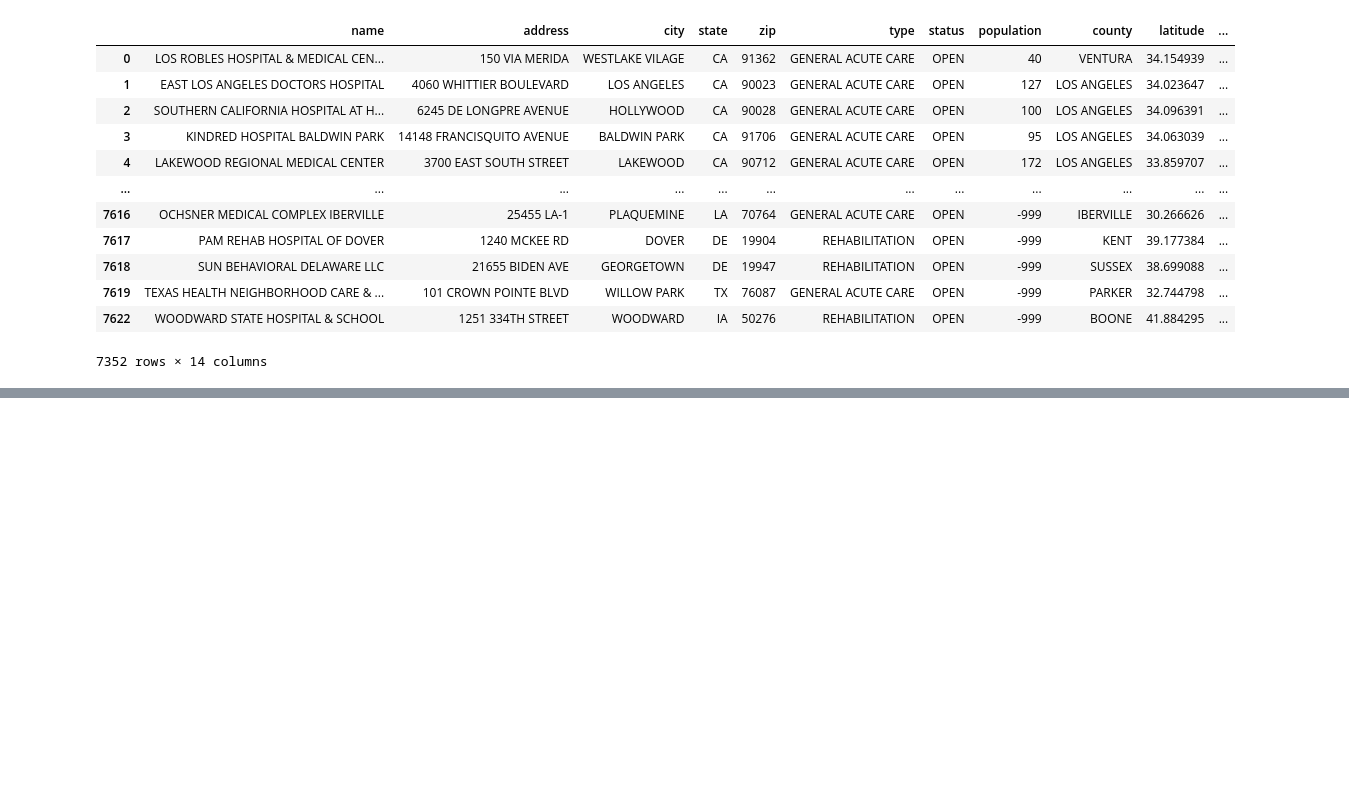
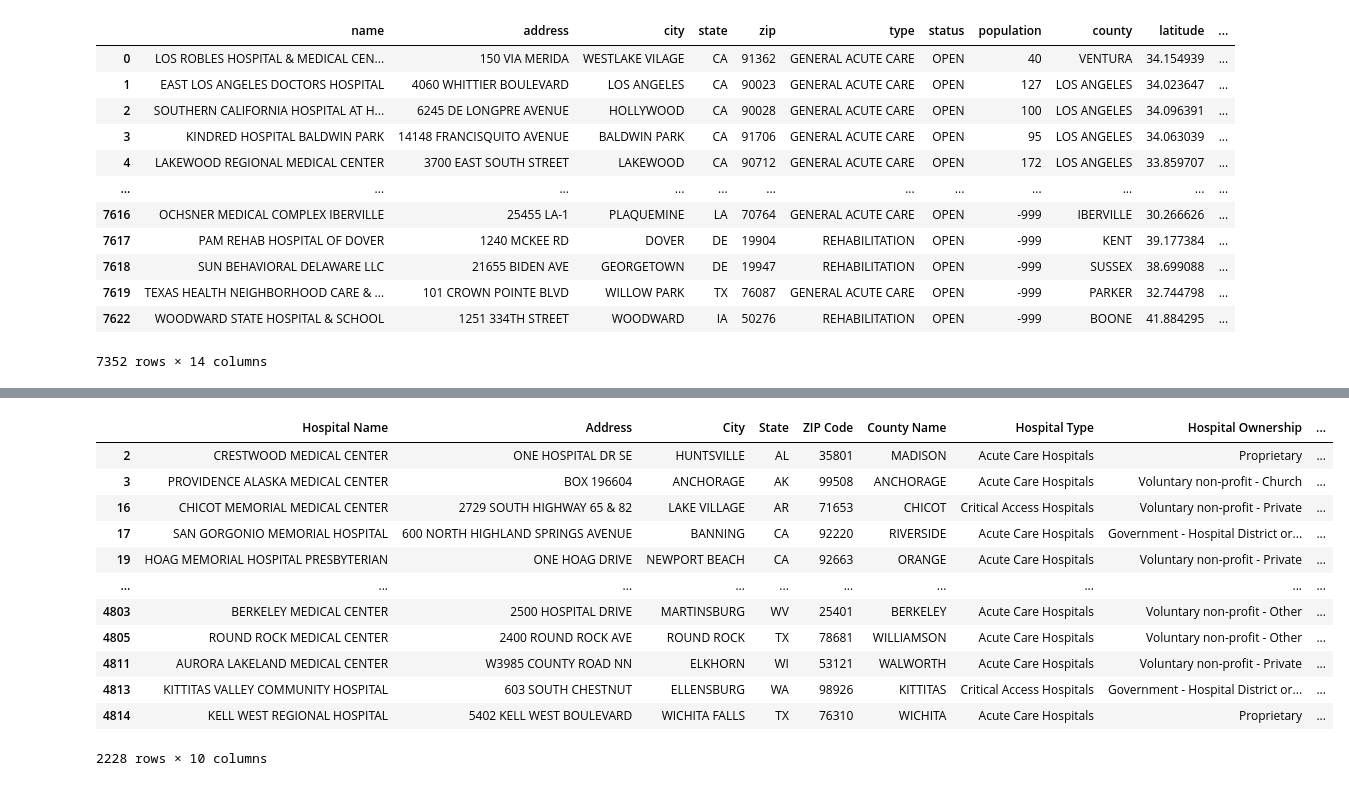
Before and after one commit to sydneysteele03/project-3, a Jupyter notebook: hospital_info.ipynb, the cells around one changed output, grey strips where cells are left out. Saved outputs shown, nothing was run; the diff lists cells and outputs as text; code cells hidden in the pictures; blank space fills up the shorter version.

```diff
--- a/hospital_info.ipynb
+++ b/hospital_info.ipynb
@@ -183,0 +186,2 @@ location_df.rename(columns={'NAME': 'name', 'ADDRESS': 'address', 'CITY':'city',
+# %%
+info_df = info_df[info_df["Hospital Name"].isin(location_df['NAME'])]
@@ -186,0 +210,16 @@ location_df.to_csv('clean_location_df.csv',index=False,encoding = 'utf-8')
+# %%
+info_df
+# %% [output]
+|  | Hospital Name | Address | City | State | ZIP Code | County Name | Hospital Type | Hospital Ownership | ... |
+| 2 | CRESTWOOD MEDICAL CENTER | ONE HOSPITAL DR SE | HUNTSVILLE | AL | 35801 | MADISON | Acute Care Hospitals | Proprietary | ... |
+| 3 | PROVIDENCE ALASKA MEDICAL CENTER | BOX 196604 | ANCHORAGE | AK | 99508 | ANCHORAGE | Acute Care Hospitals | Voluntary non-profit - Church | ... |
+| 16 | CHICOT MEMORIAL MEDICAL CENTER | 2729 SOUTH HIGHWAY 65 & 82 | LAKE VILLAGE | AR | 71653 | CHICOT | Critical Access Hospitals | Voluntary non-profit - Private | ... |
+| 17 | SAN GORGONIO MEMORIAL HOSPITAL | 600 NORTH HIGHLAND SPRINGS AVENUE | BANNING | CA | 92220 | RIVERSIDE | Acute Care Hospitals | Government - Hospital District or... | ... |
+| 19 | HOAG MEMORIAL HOSPITAL PRESBYTERIAN | ONE HOAG DRIVE | NEWPORT BEACH | CA | 92663 | ORANGE | Acute Care Hospitals | Voluntary non-profit - Private | ... |
+| ... | ... | ... | ... | ... | ... | ... | ... | ... | ... |
+| 4803 | BERKELEY MEDICAL CENTER | 2500 HOSPITAL DRIVE | MARTINSBURG | WV | 25401 | BERKELEY | Acute Care Hospitals | Voluntary non-profit - Other | ... |
+| 4805 | ROUND ROCK MEDICAL CENTER | 2400 ROUND ROCK AVE | ROUND ROCK | TX | 78681 | WILLIAMSON | Acute Care Hospitals | Voluntary non-profit - Other | ... |
+| 4811 | AURORA LAKELAND MEDICAL CENTER | W3985 COUNTY ROAD NN | ELKHORN | WI | 53121 | WALWORTH | Acute Care Hospitals | Voluntary non-profit - Private | ... |
+| 4813 | KITTITAS VALLEY COMMUNITY HOSPITAL | 603 SOUTH CHESTNUT | ELLENSBURG | WA | 98926 | KITTITAS | Critical Access Hospitals | Government - Hospital District or... | ... |
+| 4814 | KELL WEST REGIONAL HOSPITAL | 5402 KELL WEST BOULEVARD | WICHITA FALLS | TX | 76310 | WICHITA | Acute Care Hospitals | Proprietary | ... |
+2228 rows × 10 columns
```
Also changed, not shown: parts of 5 cells of this notebook, 3 other files.
